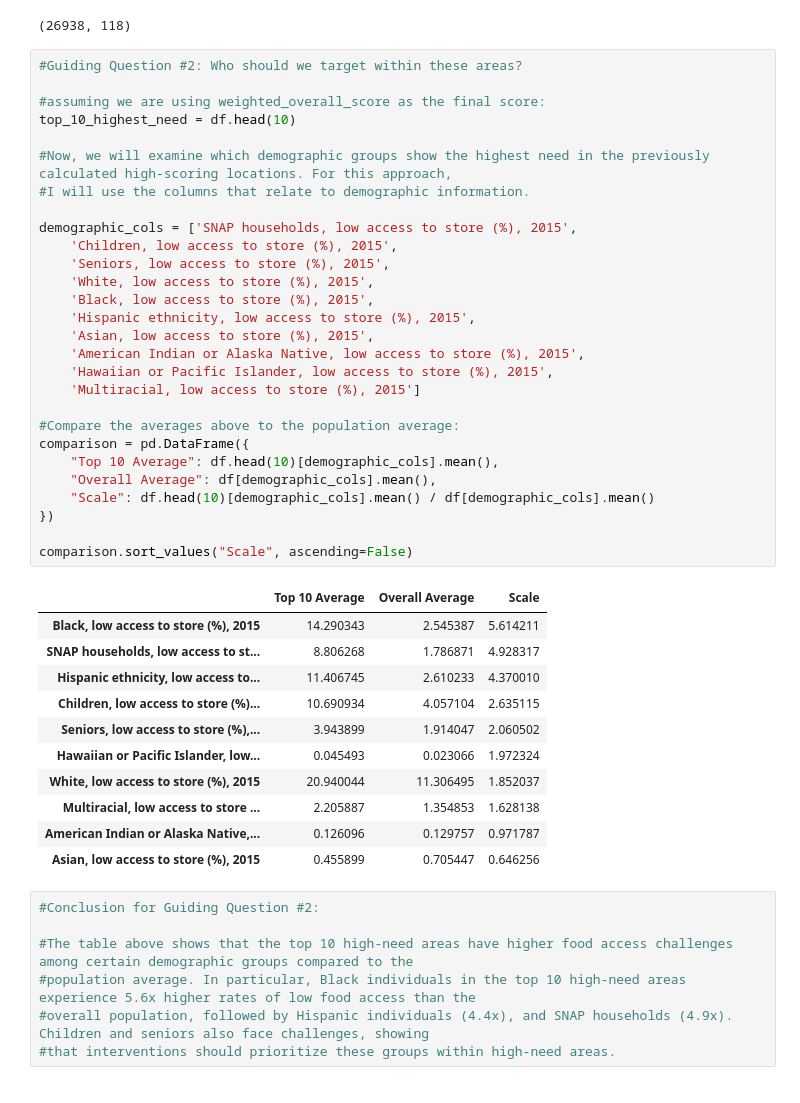
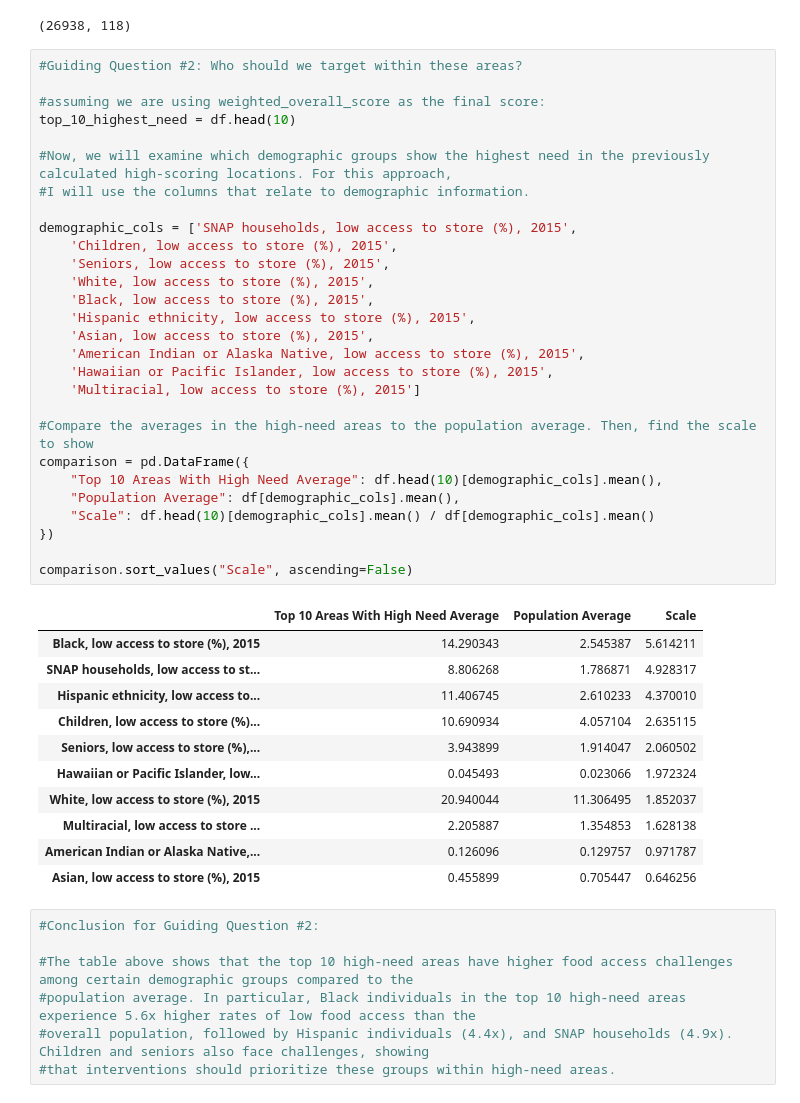
Before and after one commit to hibaali120/Data-Challenge, a Jupyter notebook: Notebook/data_analysis.ipynb, the cells around one changed output. Drawn from its saved outputs; the diff is of its cells as text.

```diff
--- a/Notebook/data_analysis.ipynb
+++ b/Notebook/data_analysis.ipynb
@@ -289,33 +289,33 @@ df[['PlaceName','County','State','Place_TractID','weighted_overall_score','chron
 # %%
 #Guiding Question #2: Who should we target within these areas?
 
 #assuming we are using weighted_overall_score as the final score:
 top_10_highest_need = df.head(10)
 
 #Now, we will examine which demographic groups show the highest need in the previously calculated high-scoring locations. For this approach,
 #I will use the columns that relate to demographic information.
 
 demographic_cols = ['SNAP households, low access to store (%), 2015',
     'Children, low access to store (%), 2015',
     'Seniors, low access to store (%), 2015',
     'White, low access to store (%), 2015',
     'Black, low access to store (%), 2015',
     'Hispanic ethnicity, low access to store (%), 2015',
     'Asian, low access to store (%), 2015',
     'American Indian or Alaska Native, low access to store (%), 2015',
     'Hawaiian or Pacific Islander, low access to store (%), 2015',
     'Multiracial, low access to store (%), 2015']
 
-#Compare the averages above to the population average:
+#Compare the averages in the high-need areas to the population average. Then, find the scale to show
 comparison = pd.DataFrame({
-    "Top 10 Average": df.head(10)[demographic_cols].mean(),
-    "Overall Average": df[demographic_cols].mean(),
+    "Top 10 Areas With High Need Average": df.head(10)[demographic_cols].mean(),
+    "Population Average": df[demographic_cols].mean(),
     "Scale": df.head(10)[demographic_cols].mean() / df[demographic_cols].mean()
 })
 
 comparison.sort_values("Scale", ascending=False)
 # %% [output]
-|  | Top 10 Average | Overall Average | Scale |
+|  | Top 10 Areas With High Need Average | Population Average | Scale |
 | Black, low access to store (%), 2015 | 14.290343 | 2.545387 | 5.614211 |
 | SNAP households, low access to st... | 8.806268 | 1.786871 | 4.928317 |
 | Hispanic ethnicity, low access to... | 11.406745 | 2.610233 | 4.370010 |
```
Also changed, not shown: parts of 1 cell of this notebook.
